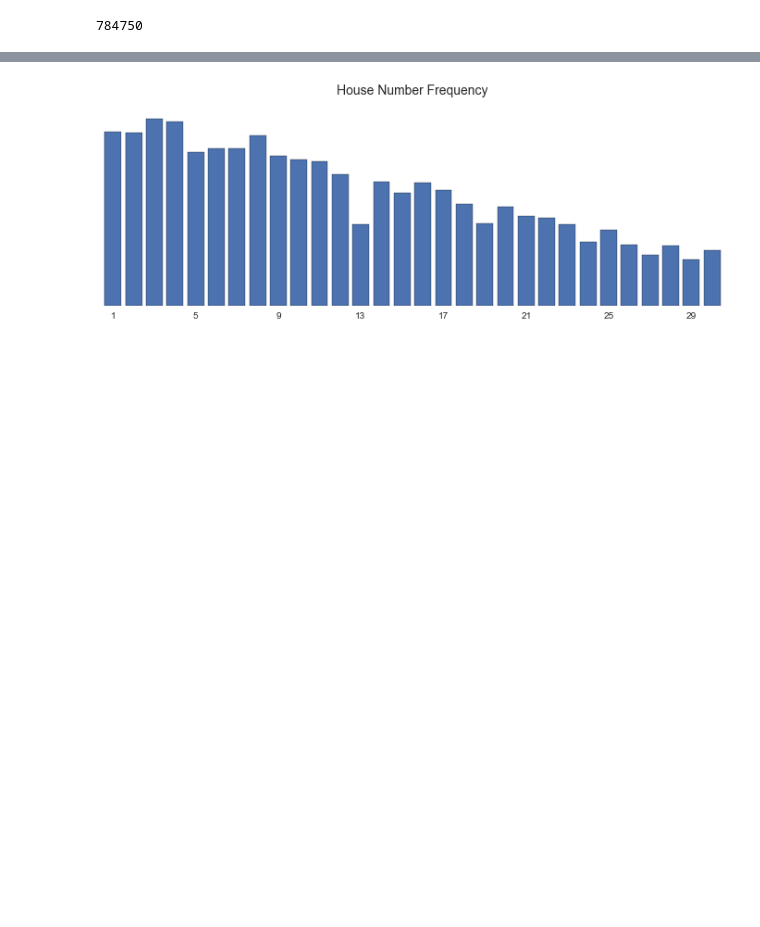
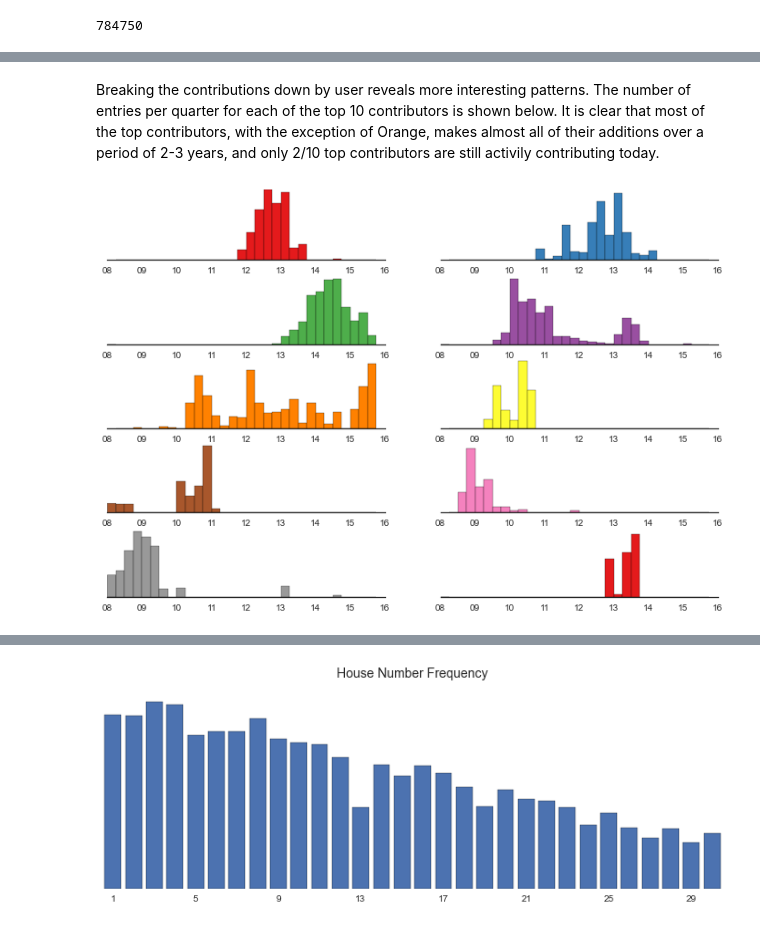
Before and after one commit to chris-jd/udacity, a Jupyter notebook: Data_Wrangling_Assignment/Data Wrangling Assignment.ipynb, the cells around one changed output, grey strips where cells are left out. Saved outputs shown, nothing was run; the diff lists cells and outputs as text; code cells hidden in the pictures; blank space fills up the shorter version.

```diff
--- a/Data_Wrangling_Assignment/Data import and cleaning.ipynb
+++ b/Data_Wrangling_Assignment/Data Wrangling Assignment.ipynb
@@ -277,12 +220,0 @@ plt.show()
-# %%
-sns.set_style('white')
-plt.figure(figsize=[12,8])
-
-for i, usr in enumerate(user_contrib[:10].index):
-    plt.subplot(5,2,i)
-    temp_df = node_df[node_df.user == usr]
-    plt.hist(temp_df.decimal_date.tolist(), bins= np.arange(2008, 2016, 1/4), color=colors[i])
-    plt.xticks(range(2008,2017), [str(x)[-2:] for x in range(2008,2017)])
-    plt.yticks([0],[''])
-    sns.despine(left=True)
-plt.show()
@@ -301,0 +313,16 @@ plt.show()
+# %% [markdown]
+Breaking the contributions down by user reveals more interesting patterns. The number of entries per quarter for each of the top 10 contributors is shown below. It is clear that most of the top contributors, with the exception of Orange, makes almost all of their additions over a period of 2-3 years, and only 2/10 top contributors are still activily contributing today.
+# %%
+sns.set_style('white')
+plt.figure(figsize=[12,8])
+
+for i, usr in enumerate(user_contrib[:10].index):
+    plt.subplot(5,2,i+1)
+    temp_df = node_df[node_df.user == usr]
+    plt.hist(temp_df.decimal_date.tolist(), bins= np.arange(2008, 2016, 1/4), color=colors[i])
+    plt.xticks(range(2008,2017), [str(x)[-2:] for x in range(2008,2017)])
+    plt.yticks([0],[''])
+    sns.despine(left=True)
+plt.show()
+# %% [output]
+[figure, added]
```
Also changed, not shown: parts of 87 cells of this notebook, 2 other files.
